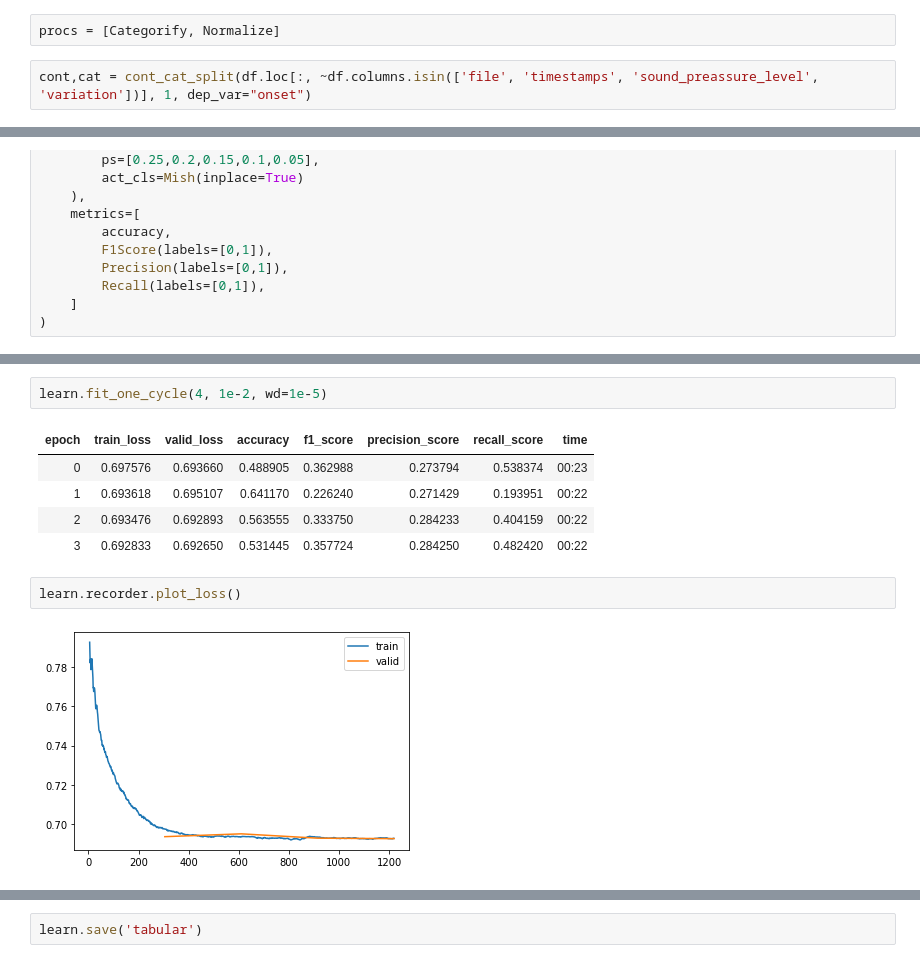
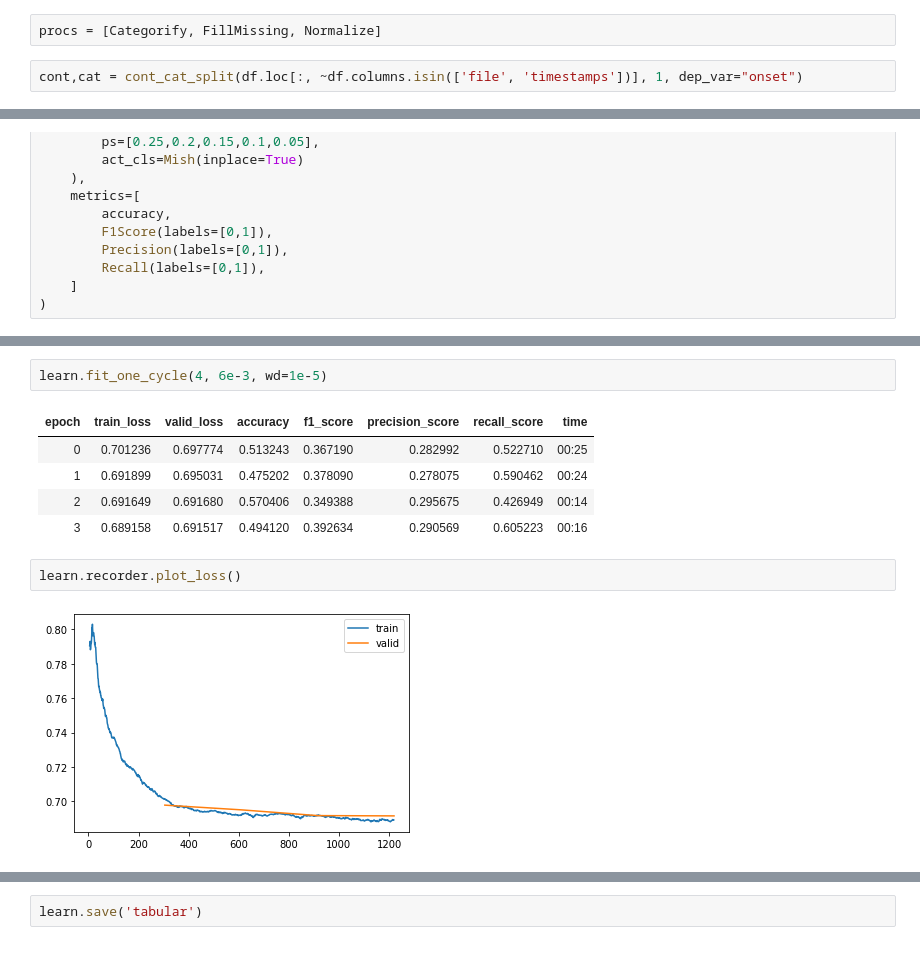
Before and after one commit to LaurenzBeck/music-processing-challenge, a Jupyter notebook: notebooks/06-fastai-tabular.ipynb, the cells around one changed output, grey strips where cells are left out. Saved outputs shown, nothing was run; the diff lists cells and outputs as text.

```diff
--- a/notebooks/06-fastai-tabular.ipynb
+++ b/notebooks/06-fastai-tabular.ipynb
@@ -42,9 +41,9 @@ memory usage: 4.5+ MB
 train_len = len(df)
 splits = (list(range_of(df)[:train_len]),list(range_of(df)[train_len:]))
 # %%
-procs = [Categorify, Normalize]
+procs = [Categorify, FillMissing, Normalize]
 # %%
-cont,cat = cont_cat_split(df.loc[:, ~df.columns.isin(['file', 'timestamps', 'sound_preassure_level', 'variation'])], 1, dep_var="onset")
+cont,cat = cont_cat_split(df.loc[:, ~df.columns.isin(['file', 'timestamps'])], 1, dep_var="onset")
 # %%
 cont
 # %% [output]
@@ -128,15 +158,15 @@ SuggestedLRs(valley=0.004365158267319202)
 # %%
-learn.fit_one_cycle(4, 1e-2, wd=1e-5)
+learn.fit_one_cycle(4, 6e-3, wd=1e-5)
 # %% [output]
 | epoch | train_loss | valid_loss | accuracy | f1_score | precision_score | recall_score | time |
-| 0 | 0.697576 | 0.693660 | 0.488905 | 0.362988 | 0.273794 | 0.538374 | 00:23 |
-| 1 | 0.693618 | 0.695107 | 0.641170 | 0.226240 | 0.271429 | 0.193951 | 00:22 |
-| 2 | 0.693476 | 0.692893 | 0.563555 | 0.333750 | 0.284233 | 0.404159 | 00:22 |
-| 3 | 0.692833 | 0.692650 | 0.531445 | 0.357724 | 0.284250 | 0.482420 | 00:22 |
+| 0 | 0.701236 | 0.697774 | 0.513243 | 0.367190 | 0.282992 | 0.522710 | 00:25 |
+| 1 | 0.691899 | 0.695031 | 0.475202 | 0.378090 | 0.278075 | 0.590462 | 00:24 |
+| 2 | 0.691649 | 0.691680 | 0.570406 | 0.349388 | 0.295675 | 0.426949 | 00:14 |
+| 3 | 0.689158 | 0.691517 | 0.494120 | 0.392634 | 0.290569 | 0.605223 | 00:16 |
 # %%
 learn.recorder.plot_loss()
 # %% [output]
-[figure, old version]
+[figure, new version]
 # %%
 learn.show_results()
 # %% [output]
```
Also changed, not shown: parts of 11 cells of this notebook, 26 other files.
